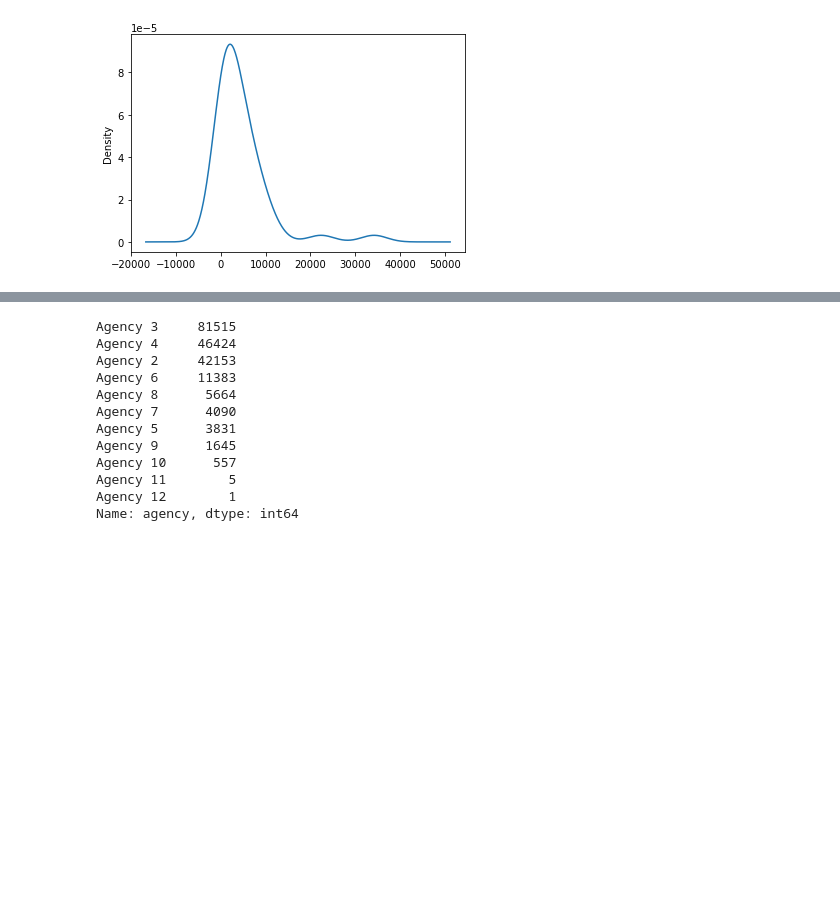
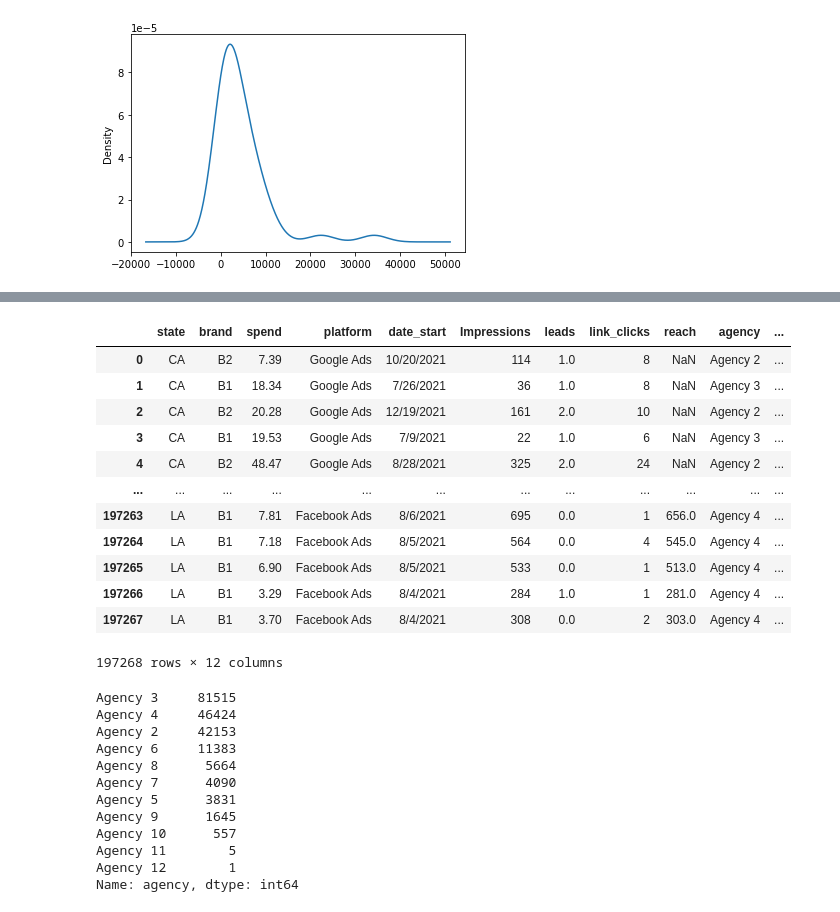
Before and after one commit to marielakinn/Social_media, a Jupyter notebook: nnML_StandIn.ipynb, the cells around one changed output, grey strips where cells are left out. Drawn from its saved outputs; the diff is of its cells as text; code cells hidden in the pictures; blank space fills up the shorter version.

```diff
--- a/nnML_StandIn.ipynb
+++ b/nnML_StandIn.ipynb
@@ -225,3 +222,12 @@ stateCnts.plot.density()
 # %% [output]
 <AxesSubplot:ylabel='Density'>
 [figure]
+# %%
+clean_df.head()
+# groupby state
+# value counts from state, must match CA to number values
+# left join on state
+
+new_df = clean_df[['state', 'impressions']]
+df2 = new_df.groupby(by=['state']).count()
+df2
@@ -227,0 +253,5 @@ stateCnts.plot.density()
+# %%
+# merge
+
+merge_df = pd.merge(clean_df, df2, on=['state'])
+merge_df
@@ -228,13 +272,19 @@ stateCnts.plot.density()
 # %%
 # Determine which values to replace if counts are less than ...?
-# setting at 1000 since I saw SC less than 930 values
 
-stateCnts_Other = stateCnts[stateCnts < 1000].index.tolist()
+# Tier 1: 10000+
+# Tier 2: 5000-10000
+# Tier 3: 1000-5000
+# Tier 4: <1000
 
-# Replace in dataframe
-for app in stateCnts_Other:
-    clean_df['state'] = clean_df['state'].replace(app,"Other")
+# pd.cut documentation here
+# not qcut b/c its equal dist.
 
-# Check to make sure binning was successful
-clean_df['state'].value_counts()
+
+bins = [0, 1000, 5000, 10000, 40000]
+labels =['T1', 'T2', 'T3', 'T4']
+
+
+merge_df['Tiers'] = pd.cut(merge_df['impressions_y'], bins,labels=labels)
+print (merge_df)
 # %% [output]
@@ -257,0 +325,4 @@ Name: state, dtype: int64
+# %%
+# drop impressions y
+merge_df.drop('impressions_y', axis=1, inplace=True)
+merge_df.head()
@@ -258,3 +340,20 @@ Name: state, dtype: int64
+# %%
+clean_df = merge_df.rename(columns={'impressions_x': 'Impressions'})
+clean_df
+# %% [output]
+|  | state | brand | spend | platform | date_start | Impressions | leads | link_clicks | reach | agency | ... |
+| 0 | CA | B2 | 7.39 | Google Ads | 10/20/2021 | 114 | 1.0 | 8 | NaN | Agency 2 | ... |
+| 1 | CA | B1 | 18.34 | Google Ads | 7/26/2021 | 36 | 1.0 | 8 | NaN | Agency 3 | ... |
+| 2 | CA | B2 | 20.28 | Google Ads | 12/19/2021 | 161 | 2.0 | 10 | NaN | Agency 2 | ... |
+| 3 | CA | B1 | 19.53 | Google Ads | 7/9/2021 | 22 | 1.0 | 6 | NaN | Agency 3 | ... |
+| 4 | CA | B2 | 48.47 | Google Ads | 8/28/2021 | 325 | 2.0 | 24 | NaN | Agency 2 | ... |
+| ... | ... | ... | ... | ... | ... | ... | ... | ... | ... | ... | ... |
+| 197263 | LA | B1 | 7.81 | Facebook Ads | 8/6/2021 | 695 | 0.0 | 1 | 656.0 | Agency 4 | ... |
+| 197264 | LA | B1 | 7.18 | Facebook Ads | 8/5/2021 | 564 | 0.0 | 4 | 545.0 | Agency 4 | ... |
+| 197265 | LA | B1 | 6.90 | Facebook Ads | 8/5/2021 | 533 | 0.0 | 1 | 513.0 | Agency 4 | ... |
+| 197266 | LA | B1 | 3.29 | Facebook Ads | 8/4/2021 | 284 | 1.0 | 1 | 281.0 | Agency 4 | ... |
+| 197267 | LA | B1 | 3.70 | Facebook Ads | 8/4/2021 | 308 | 0.0 | 2 | 303.0 | Agency 4 | ... |
+197268 rows × 12 columns
 # %%
 # Look at agency value counts for binning
 agencyCnts = clean_df['agency'].value_counts()
```
Also changed, not shown: parts of 15 cells of this notebook.
